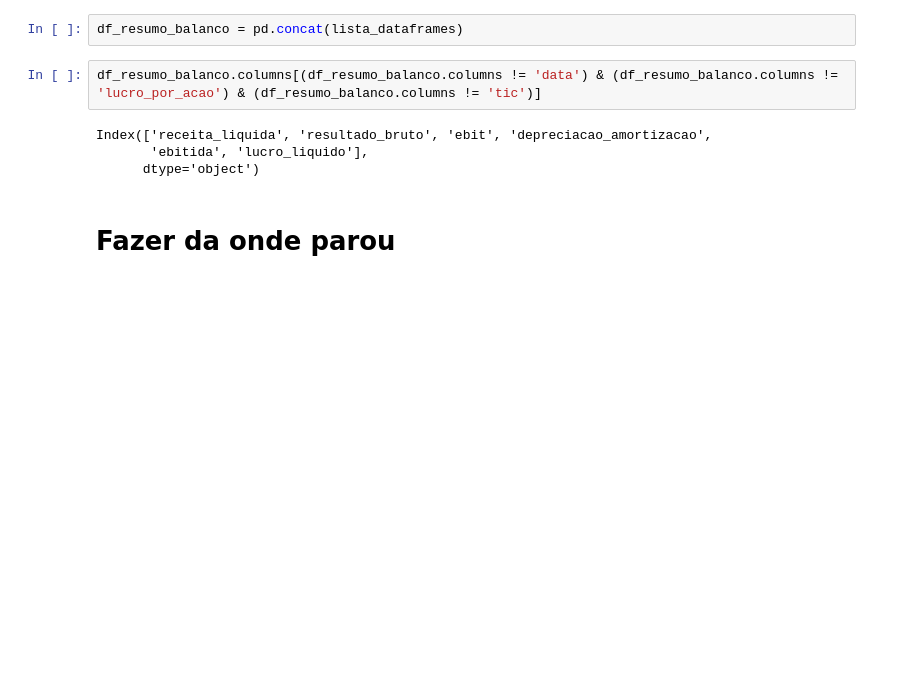
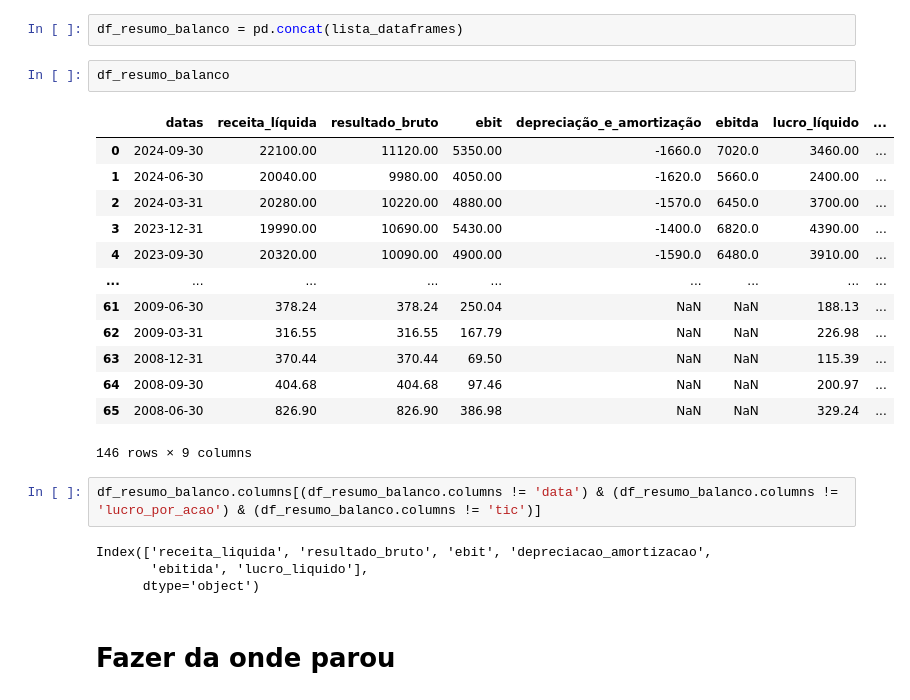
Before and after one commit to Jeferson100/fundamentalist-stock-brazil, a Jupyter notebook: Notebooks/dre_trimestre_investsite.ipynb, the cells around one changed output. Cells and saved outputs as stored; diff of their text form; blank space fills up the shorter version.

```diff
--- a/Notebooks/dre_trimestre_investsite.ipynb
+++ b/Notebooks/dre_trimestre_investsite.ipynb
@@ -232,5 +237,21 @@ Tempo de execução da ação BBDC4: 2.00 minutos
 # %%
 df_resumo_balanco = pd.concat(lista_dataframes)
+# %%
+df_resumo_balanco
+# %% [output]
+|  | datas | receita_líquida | resultado_bruto | ebit | depreciação_e_amortização | ebitda | lucro_líquido | ... |
+| 0 | 2024-09-30 | 22100.00 | 11120.00 | 5350.00 | -1660.0 | 7020.0 | 3460.00 | ... |
+| 1 | 2024-06-30 | 20040.00 | 9980.00 | 4050.00 | -1620.0 | 5660.0 | 2400.00 | ... |
+| 2 | 2024-03-31 | 20280.00 | 10220.00 | 4880.00 | -1570.0 | 6450.0 | 3700.00 | ... |
+| 3 | 2023-12-31 | 19990.00 | 10690.00 | 5430.00 | -1400.0 | 6820.0 | 4390.00 | ... |
+| 4 | 2023-09-30 | 20320.00 | 10090.00 | 4900.00 | -1590.0 | 6480.0 | 3910.00 | ... |
+| ... | ... | ... | ... | ... | ... | ... | ... | ... |
+| 61 | 2009-06-30 | 378.24 | 378.24 | 250.04 | NaN | NaN | 188.13 | ... |
+| 62 | 2009-03-31 | 316.55 | 316.55 | 167.79 | NaN | NaN | 226.98 | ... |
+| 63 | 2008-12-31 | 370.44 | 370.44 | 69.50 | NaN | NaN | 115.39 | ... |
+| 64 | 2008-09-30 | 404.68 | 404.68 | 97.46 | NaN | NaN | 200.97 | ... |
+| 65 | 2008-06-30 | 826.90 | 826.90 | 386.98 | NaN | NaN | 329.24 | ... |
+146 rows × 9 columns
 # %%
 df_resumo_balanco.columns[(df_resumo_balanco.columns != 'data') & (df_resumo_balanco.columns != 'lucro_por_acao') & (df_resumo_balanco.columns != 'tic')]
 # %% [output]
```
Also changed, not shown: parts of 6 cells of this notebook, 4 other files.
